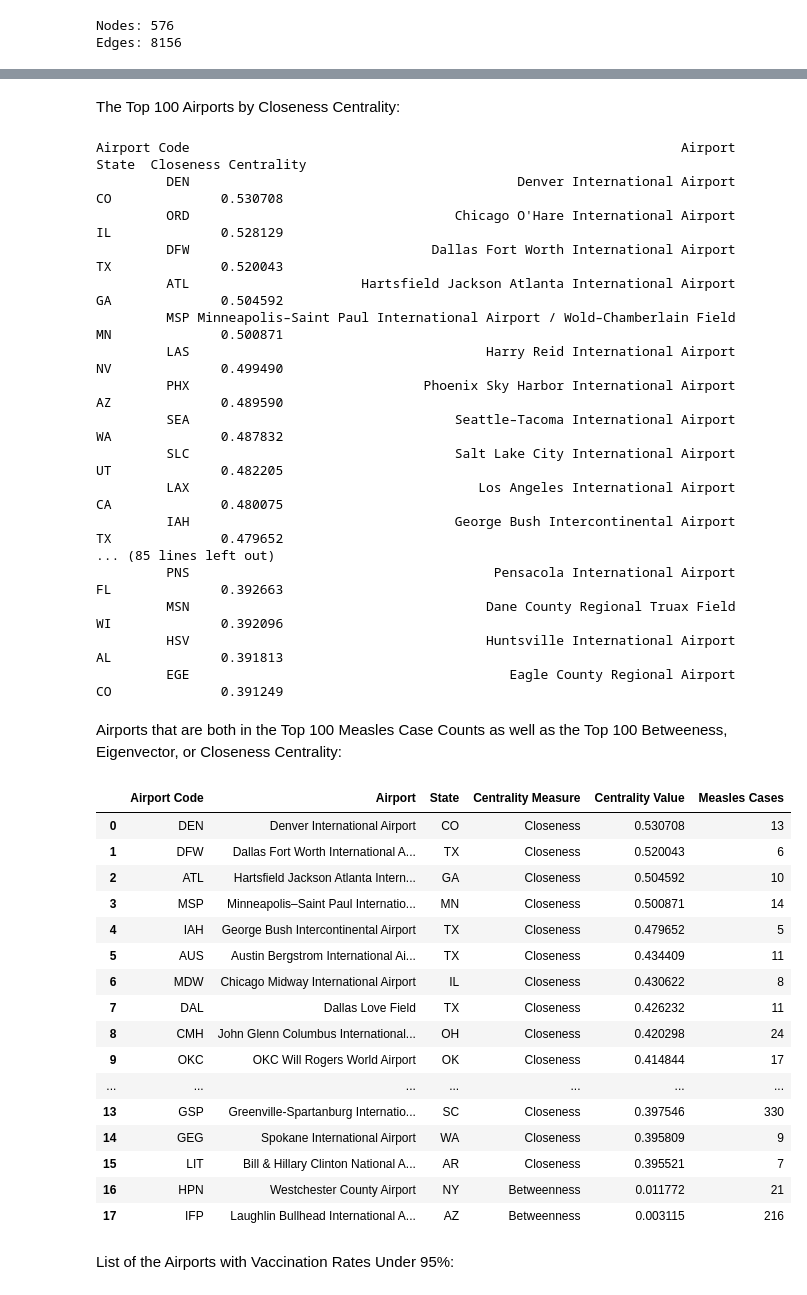
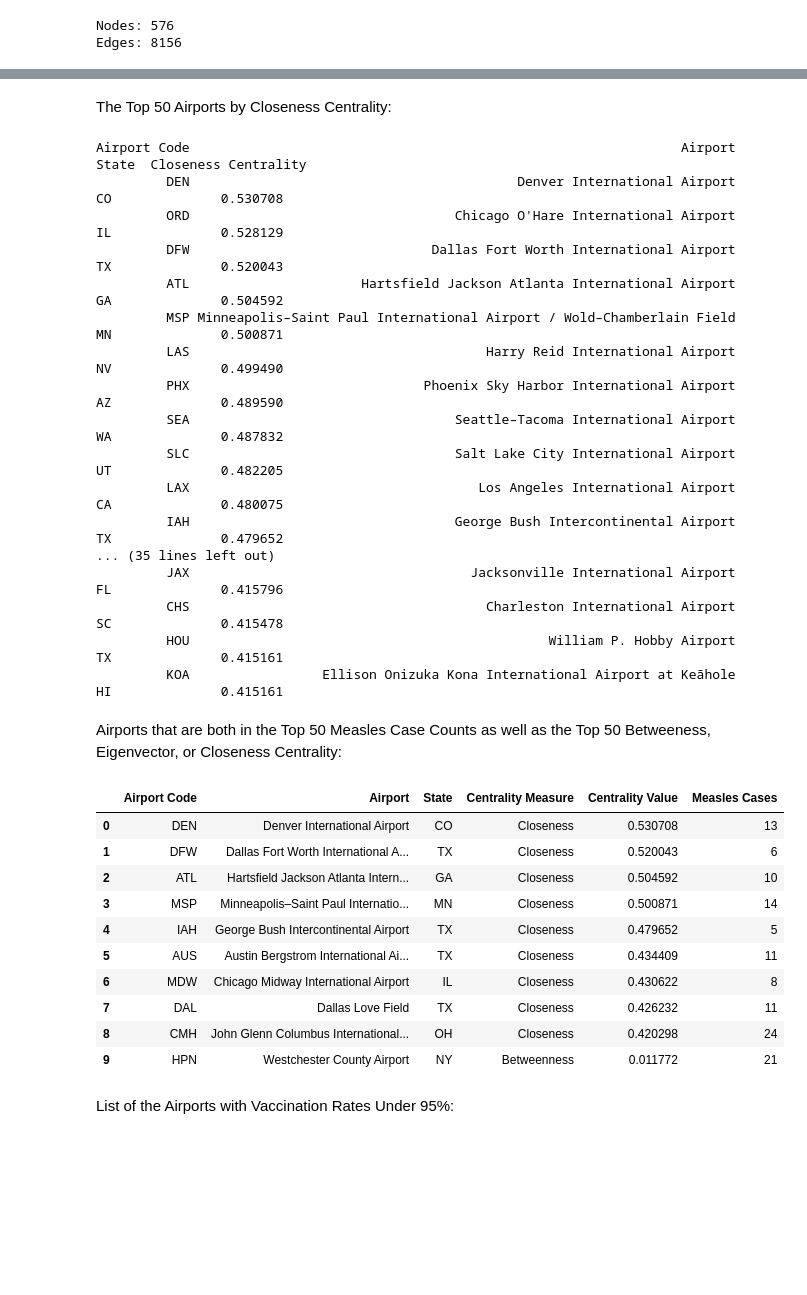
Before and after one commit to arushigadicherla9-creator/Networks-Projects, a Jupyter notebook: code/Metrics.ipynb, the cells around one changed output, grey strips where cells are left out. Drawn from its saved outputs; the diff is of its cells as text; code cells hidden in the pictures; blank space fills up the shorter version.

```diff
--- a/code/Metrics.ipynb
+++ b/code/Metrics.ipynb
@@ -32,10 +32,10 @@ The Top 100 Airports by Measles Case Counts:
 # %%
-top_100_measles = attrs.sort_values(
+top_50_measles = attrs.sort_values(
     by="cases_2025",
     ascending=False
 ).head(50)
 
-print(top_100_measles[["name", "state", "cases_2025"]])
+print(top_50_measles[["name", "state", "cases_2025"]])
 # %% [output]
                                                       name state  cases_2025
 airport
@@ -59,7 +59,7 @@ The Top 100 Airports by Betweeness Centrality:
 # %%
 bc = nx.betweenness_centrality(G)
 
-top_100_bc = sorted(bc.items(), key=lambda x: x[1], reverse=True)[:100]
+top_50_bc = sorted(bc.items(), key=lambda x: x[1], reverse=True)[:50]
 
 bc_table = pd.DataFrame([
     {
@@ -68,7 +68,7 @@ bc_table = pd.DataFrame([
         "State": G.nodes[node]["state"],
         "Betweenness Centrality": value
     }
-    for node, value in top_100_bc
+    for node, value in top_50_bc
 ])
 
 print(bc_table.to_string(index=False))
@@ -95,7 +95,7 @@ The Top 100 Airports by Eigenvector Centrality:
 # %%
 ec = nx.eigenvector_centrality(G)
 
-top_100_ec = sorted(ec.items(), key=lambda x: x[1], reverse=True)[:100]
+top_50_ec = sorted(ec.items(), key=lambda x: x[1], reverse=True)[:50]
 
 ec_table = pd.DataFrame([
     {
@@ -104,7 +104,7 @@ ec_table = pd.DataFrame([
         "State": G.nodes[node]["state"],
         "Eigenvector Centrality": value
     }
-    for node, value in top_100_ec
+    for node, value in top_50_ec
 ])
 
 print(ec_table.to_string(index=False))
@@ -129,9 +129,9 @@ Airport Code                                                               Airpo
 # %% [markdown]
-The Top 100 Airports by Closeness Centrality:
+The Top 50 Airports by Closeness Centrality:
 # %%
 cc = nx.closeness_centrality(G)
 
-top_100_cc = sorted(cc.items(), key=lambda x: x[1], reverse=True)[:100]
+top_50_cc = sorted(cc.items(), key=lambda x: x[1], reverse=True)[:50]
 
 cc_table = pd.DataFrame([
     {
@@ -140,7 +140,7 @@ cc_table = pd.DataFrame([
         "State": G.nodes[node]["state"],
         "Closeness Centrality": value
     }
-    for node, value in top_100_cc
+    for node, value in top_50_cc
 ])
 
 print(cc_table.to_string(index=False))
@@ -157,19 +157,19 @@ Airport Code                                                               Airpo
          SLC                                  Salt Lake City International Airport    UT              0.482205
          LAX                                     Los Angeles International Airport    CA              0.480075
          IAH                                  George Bush Intercontinental Airport    TX              0.479652
-... (85 lines left out)
-         PNS                                       Pensacola International Airport    FL              0.392663
-         MSN                                      Dane County Regional Truax Field    WI              0.392096
-         HSV                                      Huntsville International Airport    AL              0.391813
-         EGE                                         Eagle County Regional Airport    CO              0.391249
+... (35 lines left out)
+         JAX                                    Jacksonville International Airport    FL              0.415796
+         CHS                                      Charleston International Airport    SC              0.415478
+         HOU                                              William P. Hobby Airport    TX              0.415161
+         KOA                 Ellison Onizuka Kona International Airport at Keāhole    HI              0.415161
 # %% [markdown]
-Airports that are both in the Top 100 Measles Case Counts as well as the Top 100 Betweeness, Eigenvector, or Closeness Centrality:
+Airports that are both in the Top 50 Measles Case Counts as well as the Top 50 Betweeness, Eigenvector, or Closeness Centrality:
 # %%
-measles_nodes = set(top_100_measles.index)
+measles_nodes = set(top_50_measles.index)
 
-bc_nodes = {node for node, value in top_100_bc}
-ec_nodes = {node for node, value in top_100_ec}
-cc_nodes = {node for node, value in top_100_cc}
+bc_nodes = {node for node, value in top_50_bc}
+ec_nodes = {node for node, value in top_50_ec}
+cc_nodes = {node for node, value in top_50_cc}
 
 centrality_nodes = bc_nodes | ec_nodes | cc_nodes
 
@@ -177,9 +177,9 @@ common_nodes = measles_nodes & centrality_nodes
 
 # Store centrality values
 centrality_values = {
-    "Betweenness": dict(top_100_bc),
-    "Eigenvector": dict(top_100_ec),
-    "Closeness": dict(top_100_cc)
+    "Betweenness": dict(top_50_bc),
+    "Eigenvector": dict(top_50_ec),
+    "Closeness": dict(top_50_cc)
 }
 
 results = []
@@ -196,41 +196,35 @@ for node in common_nodes:
     # Select the measure with the highest centrality value
     highest_measure = max(measures, key=measures.get)
     highest_value = measures[highest_measure]
 
     results.append({
         "Airport Code": node,
         "Airport": G.nodes[node]["name"],
         "State": G.nodes[node]["state"],
         "Centrality Measure": highest_measure,
         "Centrality Value": highest_value,
-        "Measles Cases": top_100_measles.loc[node, "cases_2025"]
+        "Measles Cases": top_50_measles.loc[node, "cases_2025"]
     })
 
 # Sort by highest centrality value
 results = sorted(results, key=lambda x: x["Centrality Value"], reverse=True)
 
 # Display as a DataFrame
 common_airports_df = pd.DataFrame(results)
 
 common_airports_df
 # %% [output]
 |  | Airport Code | Airport | State | Centrality Measure | Centrality Value | Measles Cases |
 | 0 | DEN | Denver International Airport | CO | Closeness | 0.530708 | 13 |
 | 1 | DFW | Dallas Fort Worth International A... | TX | Closeness | 0.520043 | 6 |
 | 2 | ATL | Hartsfield Jackson Atlanta Intern... | GA | Closeness | 0.504592 | 10 |
 | 3 | MSP | Minneapolis–Saint Paul Internatio... | MN | Closeness | 0.500871 | 14 |
 | 4 | IAH | George Bush Intercontinental Airport | TX | Closeness | 0.479652 | 5 |
 | 5 | AUS | Austin Bergstrom International Ai... | TX | Closeness | 0.434409 | 11 |
 | 6 | MDW | Chicago Midway International Airport | IL | Closeness | 0.430622 | 8 |
 | 7 | DAL | Dallas Love Field | TX | Closeness | 0.426232 | 11 |
 | 8 | CMH | John Glenn Columbus International... | OH | Closeness | 0.420298 | 24 |
-| 9 | OKC | OKC Will Rogers World Airport | OK | Closeness | 0.414844 | 17 |
-| ... | ... | ... | ... | ... | ... | ... |
-| 13 | GSP | Greenville-Spartanburg Internatio... | SC | Closeness | 0.397546 | 330 |
-| 14 | GEG | Spokane International Airport | WA | Closeness | 0.395809 | 9 |
-| 15 | LIT | Bill & Hillary Clinton National A... | AR | Closeness | 0.395521 | 7 |
-| 16 | HPN | Westchester County Airport | NY | Betweenness | 0.011772 | 21 |
-| 17 | IFP | Laughlin Bullhead International A... | AZ | Betweenness | 0.003115 | 216 |
+| 9 | HPN | Westchester County Airport | NY | Betweenness | 0.011772 | 21 |
 # %% [markdown]
 List of the Airports with Vaccination Rates Under 95%:
 # %%
```
Also changed, not shown: parts of 8 cells of this notebook.
